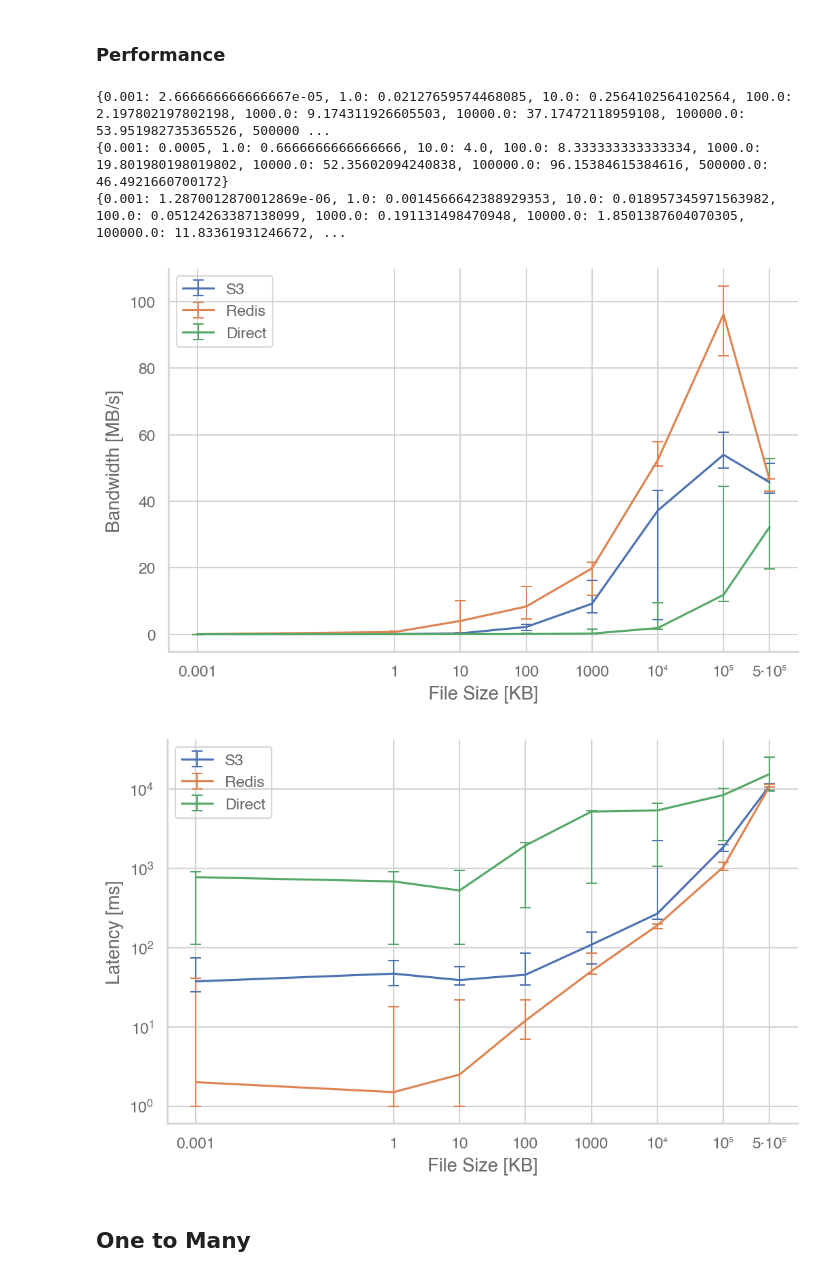
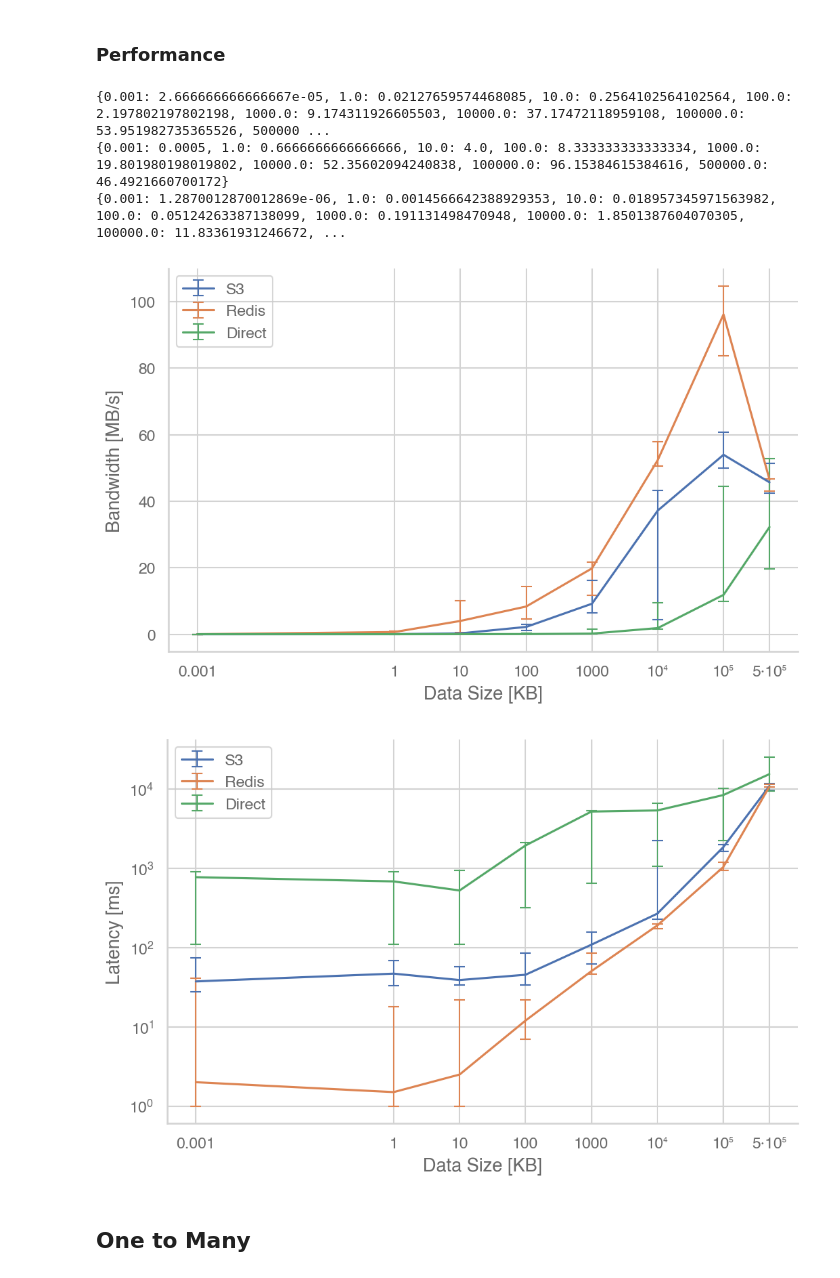
Before and after one commit to OpenCoreCH/LambdaCommBenchmarks, a Jupyter notebook: analysis/lambda_comm_benchmarks.ipynb, the cells around one changed output. Cells and saved outputs as stored; diff of their text form; code cells hidden in the pictures.

```diff
--- a/analysis/lambda_comm_benchmarks.ipynb
+++ b/analysis/lambda_comm_benchmarks.ipynb
@@ -156,9 +161,13 @@ Direct
 # %% [markdown]
 ### Performance
 # %%
+p2p_experiment_means = {}
+p2p_experiment_cis = {}
 fig, fig2 = plt.figure(figsize=(8,5)), plt.figure(figsize=(8,5))
 ax, ax2 = fig.add_subplot(), fig2.add_subplot()
 for experiment_name, exp_base_path in experiments.items():
+    p2p_experiment_means[experiment_name] = {}
+    p2p_experiment_cis[experiment_name] = {}
     var_base_path = os.path.join(exp_base_path, "p2p", "scaling", "out")
     res = parse_json(var_base_path)
     deltas = calc_deltas(res)
@@ -168,6 +177,10 @@ for experiment_name, exp_base_path in experiments.items():
     for file_size in sorted(deltas):
         values = list(deltas[file_size].values())
         val = file_size / np.median(values) / 1000
+        mean = np.mean(values)
+        ci = scipy.stats.sem(values) * scipy.stats.t.ppf((1 + 0.95) / 2., len(values) - 1)
+        p2p_experiment_means[experiment_name][file_size / 1000] = mean
+        p2p_experiment_cis[experiment_name][file_size / 1000] = ci
         plot_data[file_size / 1000] = val
         upper_ci = file_size / np.min(values) / 1000 - val
         lower_ci = val - file_size / np.max(values) / 1000
@@ -175,45 +188,44 @@ for experiment_name, exp_base_path in experiments.items():
         upper_error.append(upper_ci)
     print(plot_data)
     ax.set_xscale('log')
-    ax.set_xlabel("File Size [KB]")
+    ax.set_xlabel("Data Size [KB]")
     ax.set_xticks(list(plot_data.keys()))
     ax.set_xticklabels(format_xticks(plot_data.keys()))
-    if i == 0 or i ==2:
-        ax.set_ylabel("Bandwidth [MB/s]")
+    ax.set_ylabel("Bandwidth [MB/s]")
     ax.errorbar(plot_data.keys(), plot_data.values(), [lower_error, upper_error], elinewidth=1, capsize=4, label=experiment_name)
 
     plot_data = {}
     lower_error = []
     upper_error = []
     for file_size in sorted(deltas):
         values = list(deltas[file_size].values())
         val = np.median(values)
         plot_data[file_size / 1000] = val
         upper_ci = np.max(values) - val
         lower_ci = val - np.min(values)
         lower_error.append(lower_ci)
         upper_error.append(upper_ci)
     ax2.set_xscale('log')
-    ax2.set_xlabel("File Size [KB]")
+    ax2.set_xlabel("Data Size [KB]")
     ax2.set_xticks(list(plot_data.keys()))
     ax2.set_xticklabels(format_xticks(plot_data.keys()))
     ax2.set_ylabel("Latency [ms]")
     ax2.set_yscale('log')
     ax2.errorbar(plot_data.keys(), plot_data.values(), [lower_error, upper_error], elinewidth=1, capsize=4, label=experiment_name)
 
 
 
 ax.legend()
 ax2.legend()
 fig.savefig(os.path.join(OUTPUT_PATH, "p2p_bandwidth.pdf"))
 fig2.savefig(os.path.join(OUTPUT_PATH, "p2p_latency.pdf"))
 plt.show()
 # %% [output]
 {0.001: 2.666666666666667e-05, 1.0: 0.02127659574468085, 10.0: 0.2564102564102564, 100.0: 2.197802197802198, 1000.0: 9.174311926605503, 10000.0: 37.17472118959108, 100000.0: 53.951982735365526, 500000 ...
 {0.001: 0.0005, 1.0: 0.6666666666666666, 10.0: 4.0, 100.0: 8.333333333333334, 1000.0: 19.801980198019802, 10000.0: 52.35602094240838, 100000.0: 96.15384615384616, 500000.0: 46.4921660700172}
 {0.001: 1.2870012870012869e-06, 1.0: 0.0014566642388929353, 10.0: 0.018957345971563982, 100.0: 0.05124263387138099, 1000.0: 0.191131498470948, 10000.0: 1.8501387604070305, 100000.0: 11.83361931246672, ...
-[figure, old version]
+[figure, new version]
-[figure, old version]
+[figure, new version]
 # %% [markdown]
 ## One to Many
 # %% [markdown]
```
Also changed, not shown: parts of 39 cells of this notebook, 1 other file.
